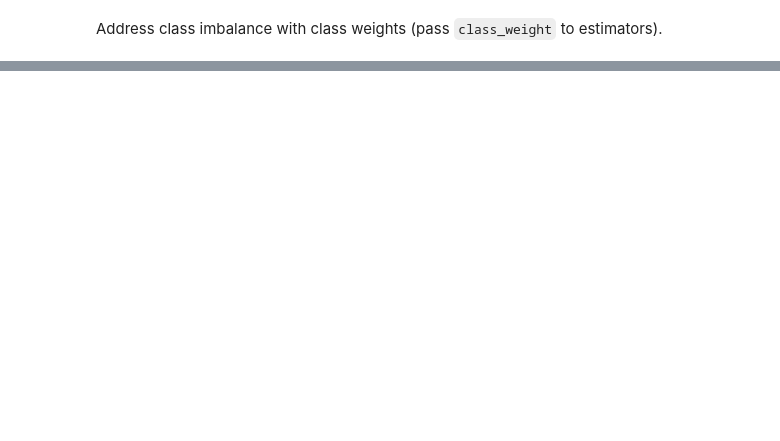
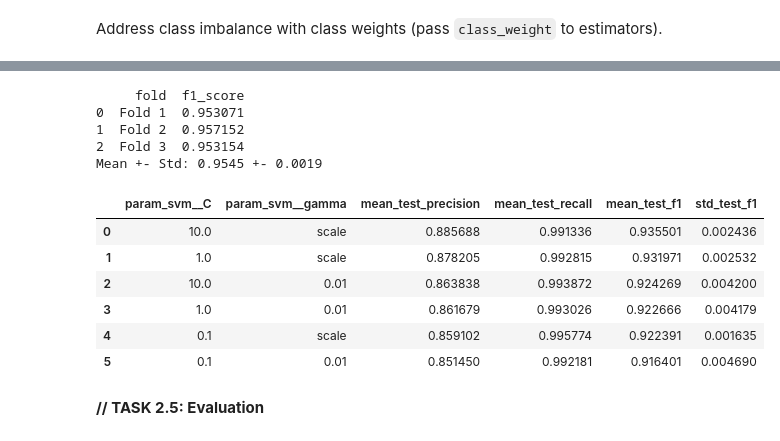
Before and after one commit to laiarodrigo/DILA, a Jupyter notebook: task_02/02_feature_vector_and_ML_model.ipynb, the cells around one changed output, grey strips where cells are left out. Saved outputs shown, nothing was run; the diff lists cells and outputs as text; code cells hidden in the pictures; blank space fills up the shorter version.

Commit message:
Add functionality for task2

```diff
--- a/task_02/02_feature_vector_and_ML_model.ipynb
+++ b/task_02/02_feature_vector_and_ML_model.ipynb
@@ -154,0 +405,80 @@ print('Class weights:', class_weight_dict)
+# %%
+# Folds performance
+
+cv_res = rf_grid.cv_results_
+best_idx = rf_grid.best_index_
+
+
+rf_folds_df = pd.DataFrame({
+    "fold": ["Fold 1", "Fold 2", "Fold 3"],
+    "f1_score": [
+        cv_res["split0_test_f1"][best_idx],
+        cv_res["split1_test_f1"][best_idx],
+        cv_res["split2_test_f1"][best_idx],
+    ],
+})
+
+
+print(rf_folds_df)
+print("Mean +- Std:", f"{cv_res['mean_test_f1'][best_idx]:.4f} +- {cv_res['std_test_f1'][best_idx]:.4f}")
+# %% [output]
+     fold  f1_score
+0  Fold 1  0.953071
+1  Fold 2  0.957152
+2  Fold 3  0.953154
+Mean +- Std: 0.9545 +- 0.0019
+# %%
+# SVM model
+
+svm_pipe = Pipeline([
+    ("imputer", SimpleImputer(strategy="median")),
+    ("scaler", StandardScaler()),
+    ("svm", SVC(
+        kernel="rbf",
+        class_weight=class_weight_dict
+    ))
+])
+
+svm_param_grid = {
+    "svm__C": [0.1, 1.0, 10.0],
+    "svm__gamma": ["scale", 0.01],
+}
+
+svm_grid = GridSearchCV(
+    svm_pipe,
+    param_grid=svm_param_grid,
+    scoring=scoring, # precision, recall, f1
+    refit="f1",
+    cv=cv,
+    n_jobs=-1
+)
+
+svm_grid.fit(X, y)
+
+def get_svm_df(svm_grid):
+    return (
+        pd.DataFrame(svm_grid.cv_results_)
+        .loc[:, [
+            "param_svm__C",
+            "param_svm__gamma",
+            "mean_test_precision",
+            "mean_test_recall",
+            "mean_test_f1",
+            "std_test_f1",
+        ]]
+        .sort_values("mean_test_f1", ascending=False)
+        .reset_index(drop=True)
+    )
+
+svm_df = get_svm_df(svm_grid)
+svm_df
+# %% [output]
+|  | param_svm__C | param_svm__gamma | mean_test_precision | mean_test_recall | mean_test_f1 | std_test_f1 |
+| 0 | 10.0 | scale | 0.885688 | 0.991336 | 0.935501 | 0.002436 |
+| 1 | 1.0 | scale | 0.878205 | 0.992815 | 0.931971 | 0.002532 |
+| 2 | 10.0 | 0.01 | 0.863838 | 0.993872 | 0.924269 | 0.004200 |
+| 3 | 1.0 | 0.01 | 0.861679 | 0.993026 | 0.922666 | 0.004179 |
+| 4 | 0.1 | scale | 0.859102 | 0.995774 | 0.922391 | 0.001635 |
+| 5 | 0.1 | 0.01 | 0.851450 | 0.992181 | 0.916401 | 0.004690 |
+# %% [markdown]
+**// TASK 2.5: Evaluation**
```
Also changed, not shown: parts of 24 cells of this notebook, 5 other files.
